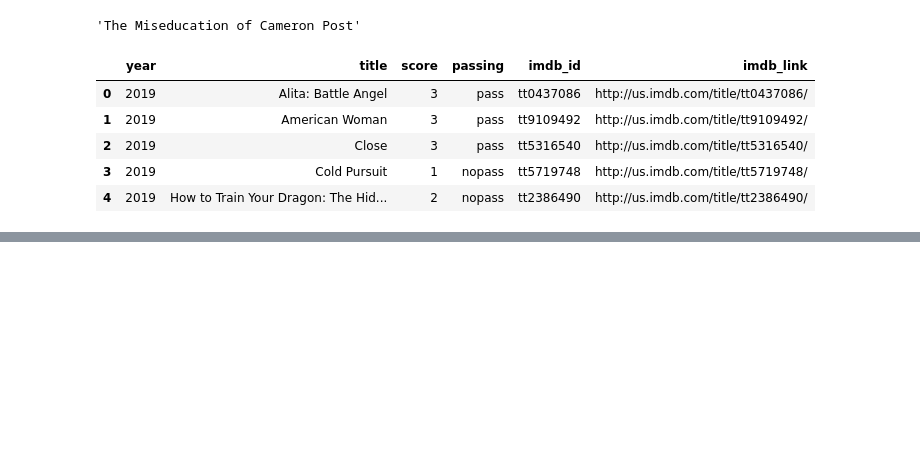
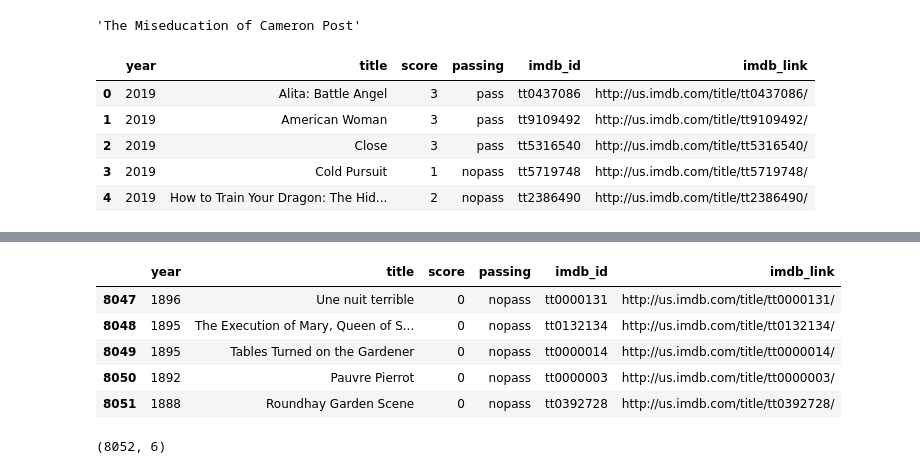
Before and after one commit to MagicMilly/women-in-film-analysis-dashboard, a Jupyter notebook: web_scraping.ipynb, the cells around one changed output, grey strips where cells are left out. Drawn from its saved outputs; the diff is of its cells as text; code cells hidden in the pictures; blank space fills up the shorter version.

```diff
--- a/web_scraping.ipynb
+++ b/web_scraping.ipynb
@@ -200,0 +412,13 @@ test_df.head()
+# %%
+bechdel_df.tail()
+# %% [output]
+|  | year | title | score | passing | imdb_id | imdb_link |
+| 8047 | 1896 | Une nuit terrible | 0 | nopass | tt0000131 | http://us.imdb.com/title/tt0000131/ |
+| 8048 | 1895 | The Execution of Mary, Queen of S... | 0 | nopass | tt0132134 | http://us.imdb.com/title/tt0132134/ |
+| 8049 | 1895 | Tables Turned on the Gardener | 0 | nopass | tt0000014 | http://us.imdb.com/title/tt0000014/ |
+| 8050 | 1892 | Pauvre Pierrot | 0 | nopass | tt0000003 | http://us.imdb.com/title/tt0000003/ |
+| 8051 | 1888 | Roundhay Garden Scene | 0 | nopass | tt0392728 | http://us.imdb.com/title/tt0392728/ |
+# %%
+bechdel_df.shape
+# %% [output]
+(8052, 6)
```
Also changed, not shown: parts of 25 cells of this notebook.
